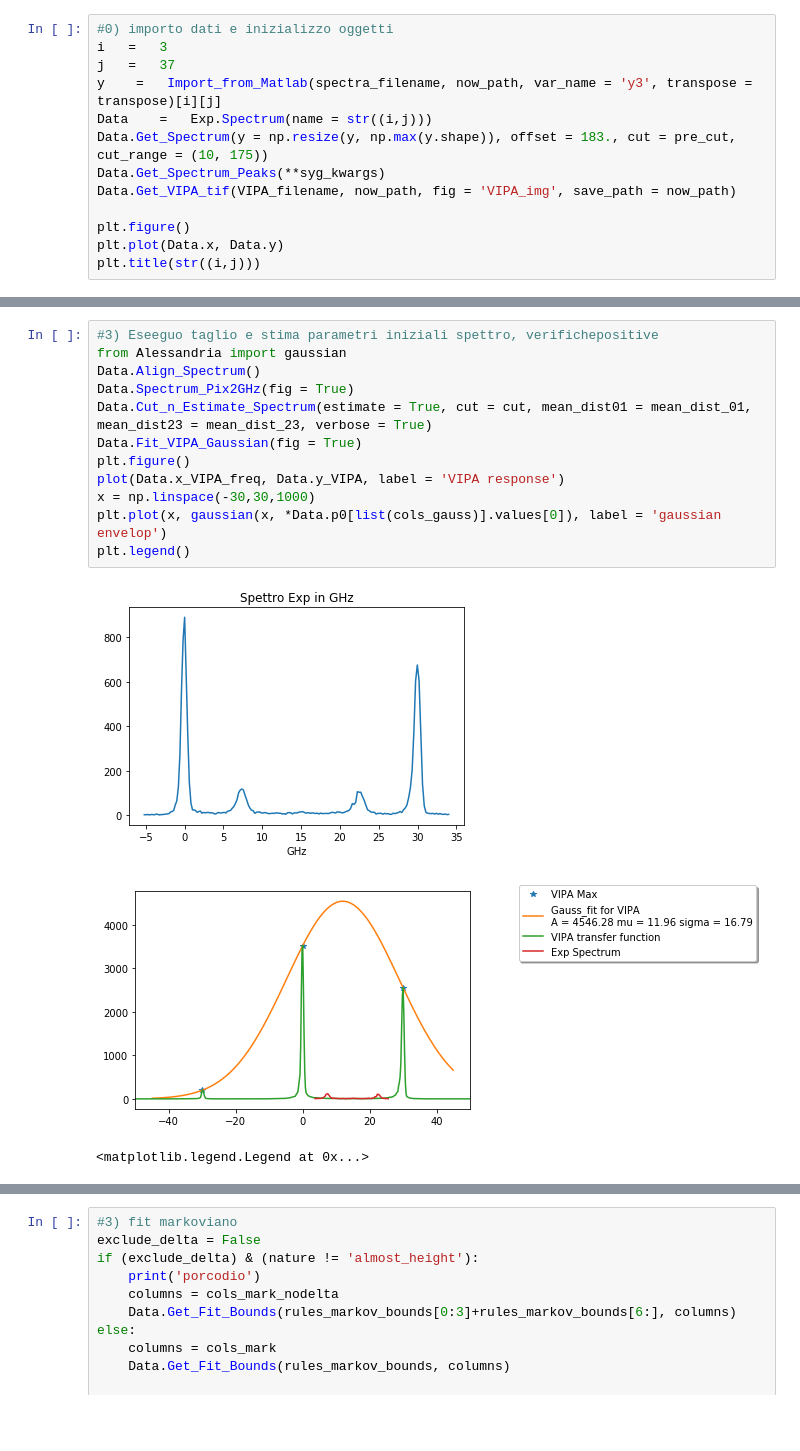
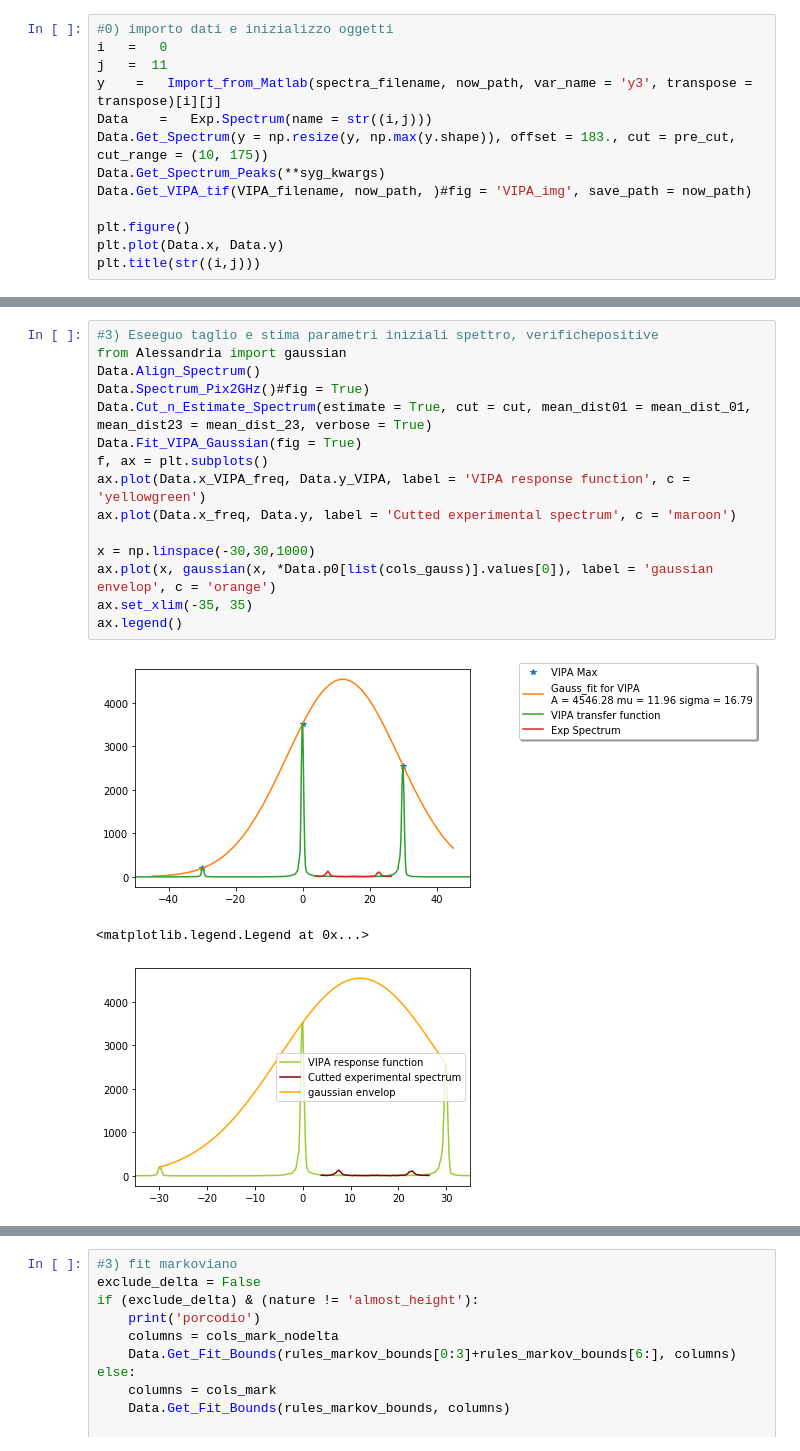
Before and after one commit to flautodipan/Python_Libraries, a Jupyter notebook: Experimentum_single.ipynb, the cells around one changed output, grey strips where cells are left out. Saved outputs shown, nothing was run; the diff lists cells and outputs as text; blank space fills up the shorter version.

```diff
--- a/Experimentum_single.ipynb
+++ b/Experimentum_single.ipynb
@@ -80,12 +79,12 @@ bounds markov = ('positive', 0.2, 'positive', [-2, 2], 'positive', 'positive', 0
 # %%
 #0) importo dati e inizializzo oggetti
-i   =   3
-j   =   37
+i   =   0
+j   =  11
 y    =   Import_from_Matlab(spectra_filename, now_path, var_name = 'y3', transpose = transpose)[i][j]
 Data    =   Exp.Spectrum(name = str((i,j)))
 Data.Get_Spectrum(y = np.resize(y, np.max(y.shape)), offset = 183., cut = pre_cut, cut_range = (10, 175))
 Data.Get_Spectrum_Peaks(**syg_kwargs)
-Data.Get_VIPA_tif(VIPA_filename, now_path, fig = 'VIPA_img', save_path = now_path)
+Data.Get_VIPA_tif(VIPA_filename, now_path, )#fig = 'VIPA_img', save_path = now_path)
 
 plt.figure()
 plt.plot(Data.x, Data.y)
@@ -144,16 +146,19 @@ Data.VIPA_Pix2GHz(fig = True)
 # %%
 #3) Eseeguo taglio e stima parametri iniziali spettro, verifichepositive
 from Alessandria import gaussian
 Data.Align_Spectrum()
-Data.Spectrum_Pix2GHz(fig = True)
+Data.Spectrum_Pix2GHz()#fig = True)
 Data.Cut_n_Estimate_Spectrum(estimate = True, cut = cut, mean_dist01 = mean_dist_01, mean_dist23 = mean_dist_23, verbose = True)
 Data.Fit_VIPA_Gaussian(fig = True)
-plt.figure()
-plot(Data.x_VIPA_freq, Data.y_VIPA, label = 'VIPA response')
+f, ax = plt.subplots()
+ax.plot(Data.x_VIPA_freq, Data.y_VIPA, label = 'VIPA response function', c = 'yellowgreen')
+ax.plot(Data.x_freq, Data.y, label = 'Cutted experimental spectrum', c = 'maroon')
+
 x = np.linspace(-30,30,1000)
-plt.plot(x, gaussian(x, *Data.p0[list(cols_gauss)].values[0]), label = 'gaussian envelop')
-plt.legend()
+ax.plot(x, gaussian(x, *Data.p0[list(cols_gauss)].values[0]), label = 'gaussian envelop', c = 'orange')
+ax.set_xlim(-35, 35)
+ax.legend()
 # %% [output]
-[figure, old version]
+[figure, new version]
+<matplotlib.legend.Legend at 0x...>
-[figure, old version]
+[figure, new version]
-<matplotlib.legend.Legend at 0x...>
```
Also changed, not shown: parts of 11 cells of this notebook, 7 other files.
